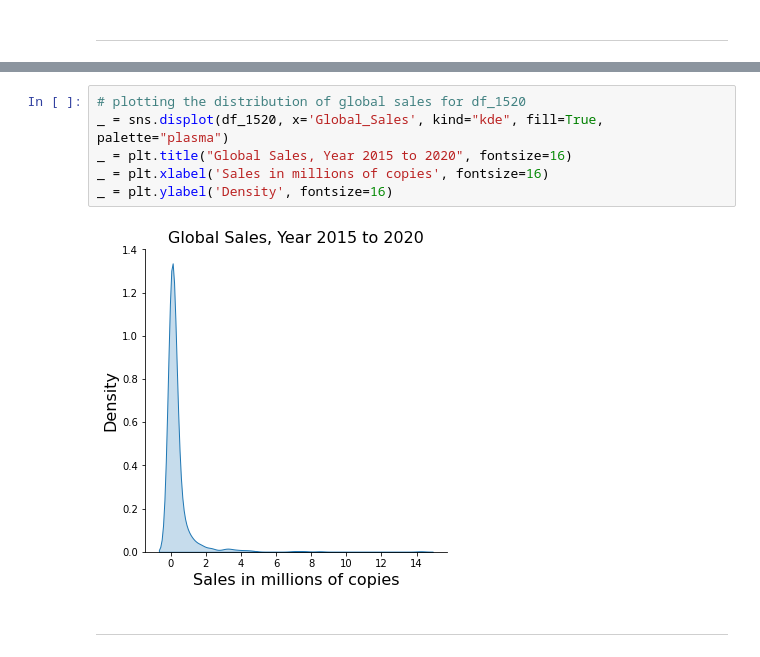
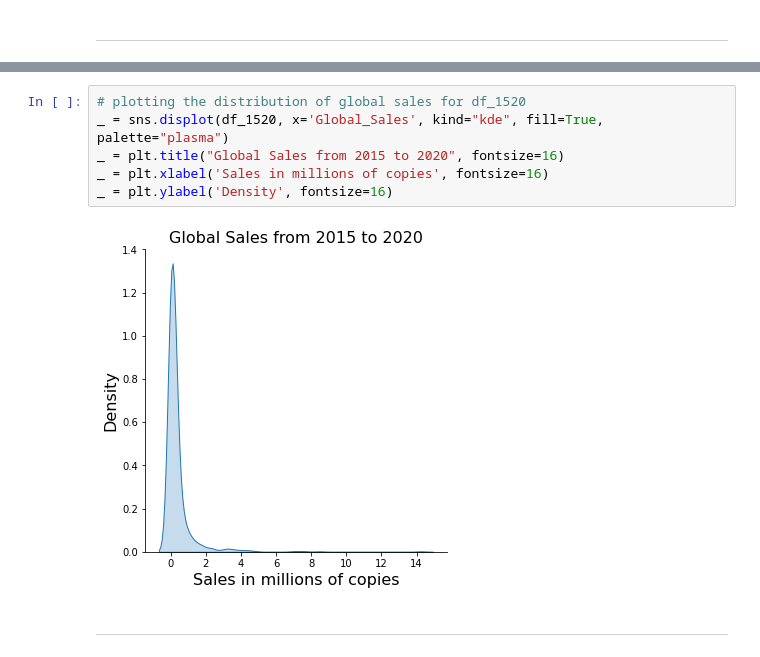
Before and after one commit to gabriellewald/springboard-coursework, a Jupyter notebook: Chi-square-case-study/Chi-square-case-study.ipynb, the cells around one changed output, grey strips where cells are left out. Saved outputs shown, nothing was run; the diff lists cells and outputs as text.

```diff
--- a/Chi-square-case-study/Chi-square-case-study.ipynb
+++ b/Chi-square-case-study/Chi-square-case-study.ipynb
@@ -121,10 +142,10 @@ Set the environment variable OUTDATED_IGNORE=1 to disable these warnings.
 # %%
 # plotting the distribution of global sales for df_1520
 _ = sns.displot(df_1520, x='Global_Sales', kind="kde", fill=True, palette="plasma")
-_ = plt.title("Global Sales, Year 2015 to 2020", fontsize=16)
+_ = plt.title("Global Sales from 2015 to 2020", fontsize=16)
 _ = plt.xlabel('Sales in millions of copies', fontsize=16)
 _ = plt.ylabel('Density', fontsize=16)
 # %% [output]
-[figure, old version]
+[figure, new version]
 # %% [markdown]
 -------
```
Also changed, not shown: parts of 53 cells of this notebook, 3 other files.
